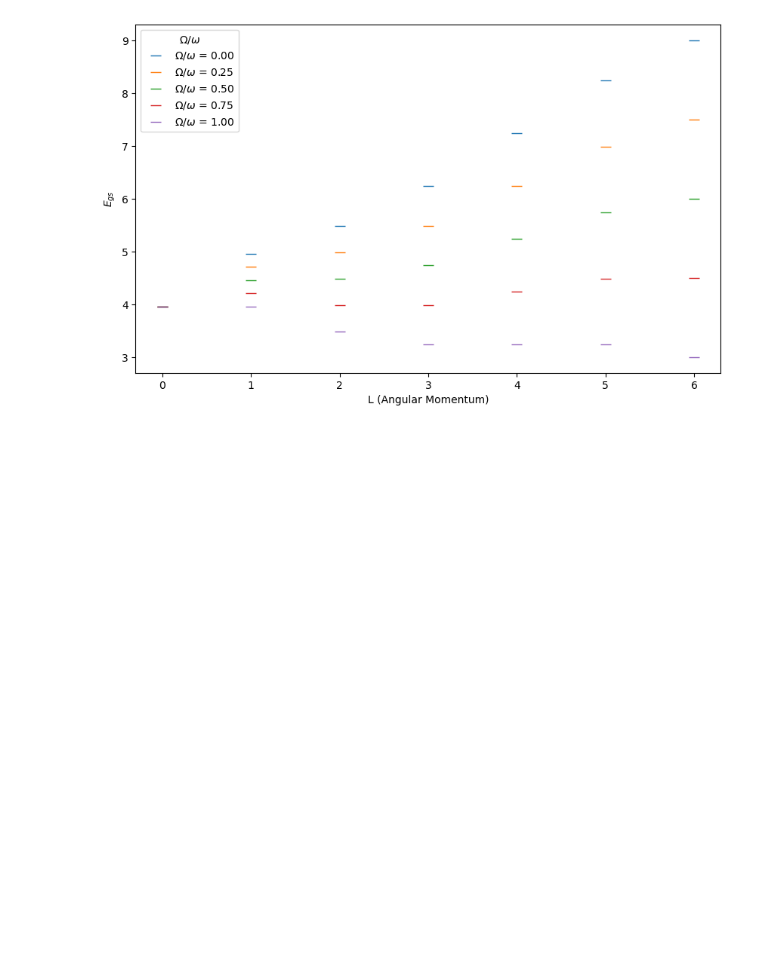
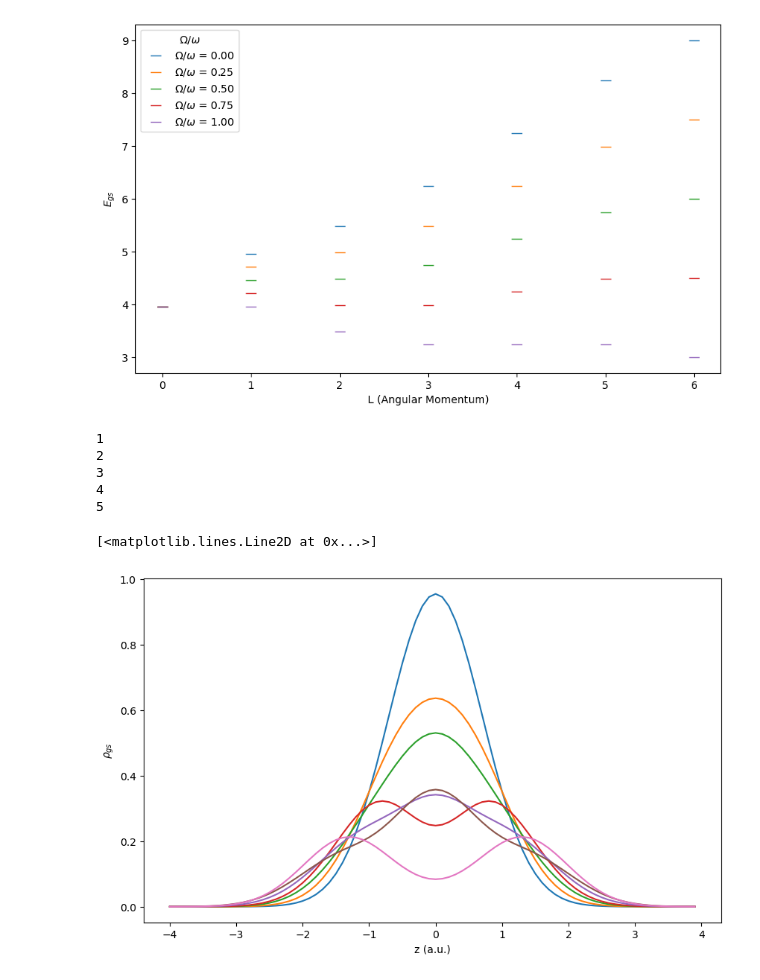
Before and after one commit to 6uillem/QSimulators, a Jupyter notebook: QSimul.ipynb, the cells around one changed output. Drawn from its saved outputs; the diff is of its cells as text; code cells hidden in the pictures; blank space fills up the shorter version.

```diff
--- a/QSimul.ipynb
+++ b/QSimul.ipynb
@@ -238,3 +240,68 @@ plt.legend(title='$\Omega/\omega$')
 plt.show()
 # %% [output]
 [figure]
+# %%
+#%% Eigenvalues and eigenvectors of the Hamiltonian for L = 0 to L = 6 for some parameters conditions
+N = 3
+L = 6
+adim_freq = 0.5
+g_2D = 0.5
+eigenvalues = np.empty((L+1,7))
+eigenvectors = np.empty((L+1,7,7))
+eigenvalues[:,:] = 0
+eigenvectors[:,:,:] = 0
+eigenvalues[0,:1], eigenvectors[0,:1,:1] = np.linalg.eig(Hamiltonian(N,0,g_2D))
+
+for l in range(1, L):
+    H = Hamiltonian (N, l, g_2D)
+    eigenvalues[l,:l], eigenvectors[l,:l,:l] = np.linalg.eigh(H)
+    print(l)
+    #print('Eigenvalues for L = ', l,':' , eigenvalues)
+    #print('Eigenvectors for L =', l, ':', eigenvectors)
+
+eigenvalues[L,:L+1], eigenvectors[L,:L+1,:L+1] = np.linalg.eig(Hamiltonian(N,L,g_2D))
+# %% [output]
+1
+2
+3
+4
+5
+# %%
+def density(eigenvector, N, L,z):
+    rho = 0
+    basis = fock_basis(N, L)
+    for i in range(L+1):
+        for j in range(L+1):
+            for k in range(len(eigenvector)):
+                new_state1 = basis[k].copy()
+                new_state1[j] -= 1
+                for l in range(len(eigenvector)):
+                    new_state2 = basis[l].copy()
+                    new_state2[i] -= 1
+                    if np.multiply((new_state2 - new_state1),(new_state2 - new_state1)).sum() != 0 or np.any(new_state1 == -1):
+                        continue
+                    else:
+                        rho +=np.sqrt(basis[l,i]*basis[k,j])*eigenvector[k]*np.conjugate(eigenvector[l])*z**j*np.exp(-np.abs(z)**2/2)/np.sqrt(np.pi*sp.special.factorial(j))*np.conjugate(z**i*np.exp(-np.abs(z)**2/2)/np.sqrt(np.pi*sp.special.factorial(i)))
+    return rho
+# %%
+z = np.arange(-4,4,0.1)
+rho = np.empty((L+1,len(z)))
+N = 3
+for l in range(0,L+1):
+    for i in range(len(z)):
+        k = len(fock_basis(N, l))
+        rho[l,i] = density(eigenvectors[l,:k,0],N,l,z[i])
+# %%
+plt.figure(figsize=(10, 6))
+plt.xlabel('z (a.u.)')
+plt.ylabel(r'$\rho_{gs}$')
+plt.plot(z,rho[0,:])
+plt.plot(z,rho[1,:])
+plt.plot(z,rho[2,:])
+plt.plot(z,rho[3,:])
+plt.plot(z,rho[4,:])
+plt.plot(z,rho[5,:])
+plt.plot(z,rho[6,:])
+# %% [output]
+[<matplotlib.lines.Line2D at 0x...>]
+[figure, added]
```
Also changed, not shown: parts of 6 cells of this notebook.
